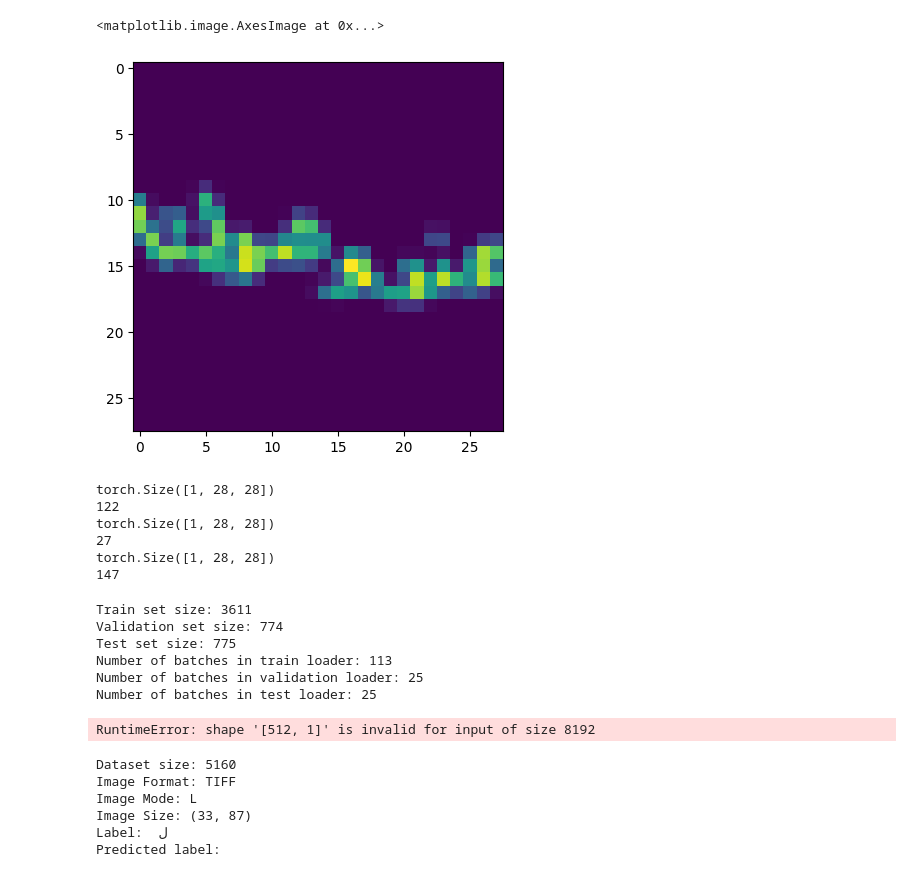
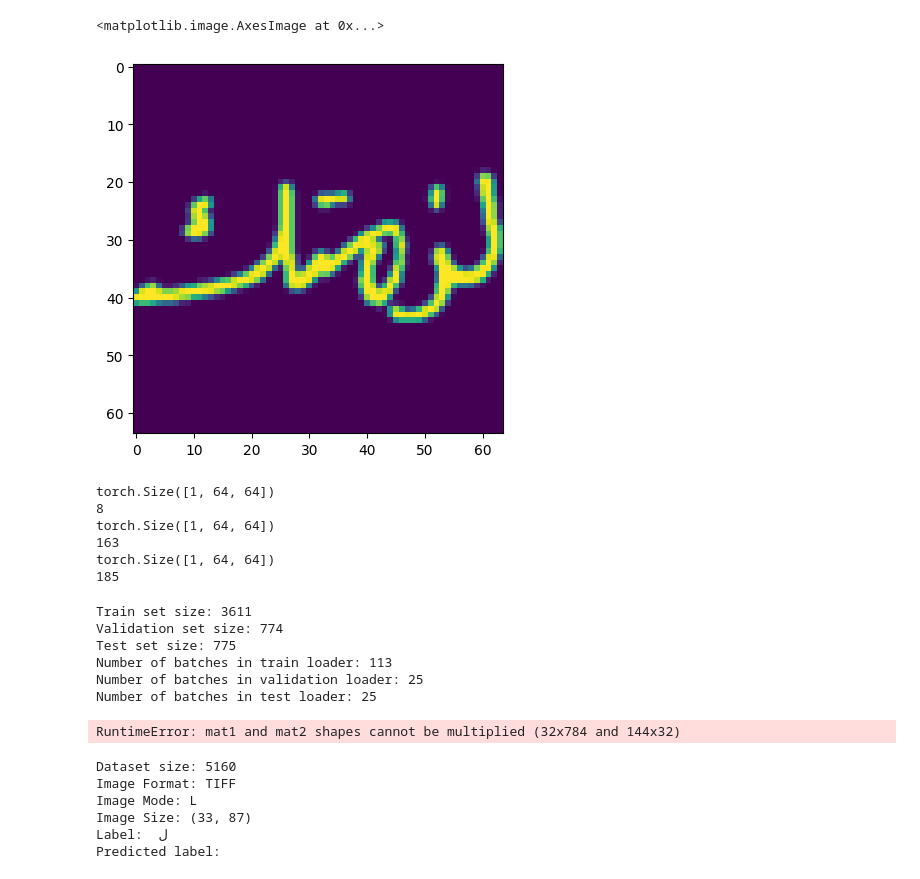
Before and after one commit to idrissmortadi/arabic-ocr, a Jupyter notebook: first_benchmark.ipynb, the cells around one changed output. Drawn from its saved outputs; the diff is of its cells as text; code cells hidden in the pictures.

```diff
--- a/first_benchmark.ipynb
+++ b/first_benchmark.ipynb
@@ -59,35 +59,35 @@ def find_size(numbers):
     return {"start": first_non_zero_index,
             "end": last_non_zero_index,
             "size": size}
 
 
 def square_crop(image, resize):
     # Find largest dimension vertical and horizontal
     v_dim = find_size(image.sum(axis=1))
     h_dim = find_size(image.sum(axis=0))
 
     # Create new image with largest dimension
     if h_dim["size"]>v_dim["size"]:
         cropped_image = torch.zeros(max(h_dim["size"]+1,28),max(h_dim["size"]+1,28))
     else:
         cropped_image = torch.zeros(max(v_dim["size"]+1,28),max(v_dim["size"]+1,28))
 
     # Cut the image and put it in the new cropped image then resize
     height, width = cropped_image.shape
     position_h = (height - v_dim["size"])//2, (height + v_dim["size"])//2
     position_w = (width - h_dim["size"])//2, (width + h_dim["size"])//2
 
     cropped_image[position_h[0]:position_h[1], position_w[0]:position_w[1]] = torch.Tensor(image[v_dim["start"]:v_dim["end"], h_dim["start"]:h_dim["end"]])
     cropped_image = resize(cropped_image[None,...])
 
     return cropped_image[0]
 
-resize = torchvision.transforms.Resize((28,28))
+resize = torchvision.transforms.Resize((64,64))
 cropped = square_crop(image_array, resize)
 plt.imshow(cropped)
 # %% [output]
 <matplotlib.image.AxesImage at 0x...>
-[figure, old version]
+[figure, new version]
 # %%
 def get_unique_targets(labels_folder):
     unique_targets = set()
@@ -109,7 +109,7 @@ from torch.utils.data import Dataset
 import torchvision.transforms as transforms
 
 # Define the transformation to resize images to 28x28
-resize = transforms.Resize((28,28))
+resize = transforms.Resize((64,64))
 
 class CustomDataset(Dataset):
     def __init__(self, images_folder, labels_folder, transform=None):
@@ -156,12 +156,12 @@ for i in range(3):
     print(data[0].shape)
     print(data[1])
 # %% [output]
-torch.Size([1, 28, 28])
-122
-torch.Size([1, 28, 28])
-27
-torch.Size([1, 28, 28])
-147
+torch.Size([1, 64, 64])
+8
+torch.Size([1, 64, 64])
+163
+torch.Size([1, 64, 64])
+185
 # %%
 from torch.utils.data import random_split
 from torch.utils.data import DataLoader
@@ -227,12 +227,12 @@ import torch.nn as nn
 num_classes = len(custom_dataset.unique_targets)
 
 # Step 1: Define model
-from model_scripts import BenchmarkCnn, HandwritingRecognizer1
+from model_scripts import BenchmarkCnn, HandwritingRecognizer1, BenchmarkCnn2
 
 # Step 2: Set up your training loop
 device = torch.device('cuda' if torch.cuda.is_available() else 'cpu')
 
-model = HandwritingRecognizer1(28,28,num_classes).to(device)
+model = BenchmarkCnn2(num_classes).to(device)
 optimizer, lr_schedule = model.configure_optimizers()
 
 criterion = nn.CrossEntropyLoss()
@@ -263,7 +263,7 @@ for epoch in range(num_epochs):
 # Save the trained model
 save_model_with_timestamp(model)
 # %% [output]
-RuntimeError: shape '[512, 1]' is invalid for input of size 8192
+RuntimeError: mat1 and mat2 shapes cannot be multiplied (32x784 and 144x32)
 # %%
 def try_model(model,
               images_path=DATASET_IMAGES_PATH,
```
Also changed, not shown: parts of 1 cell of this notebook, 11 other files.
